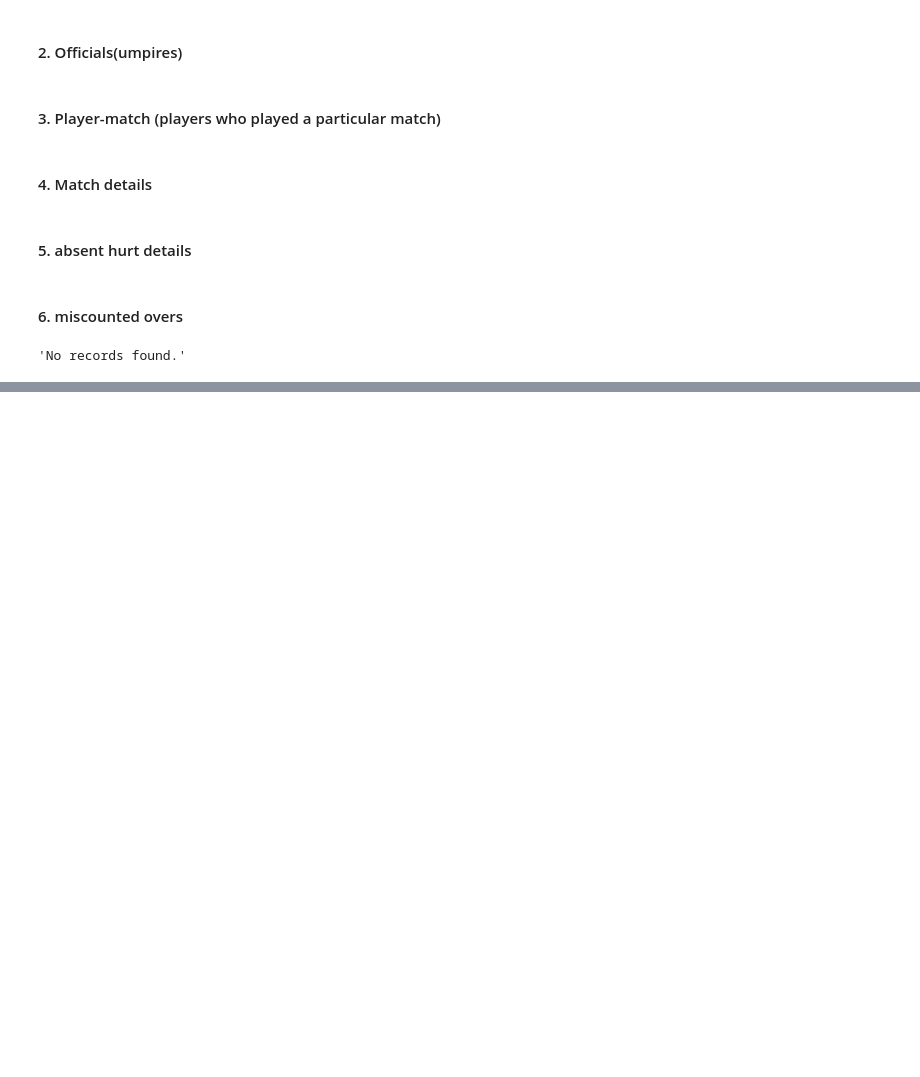
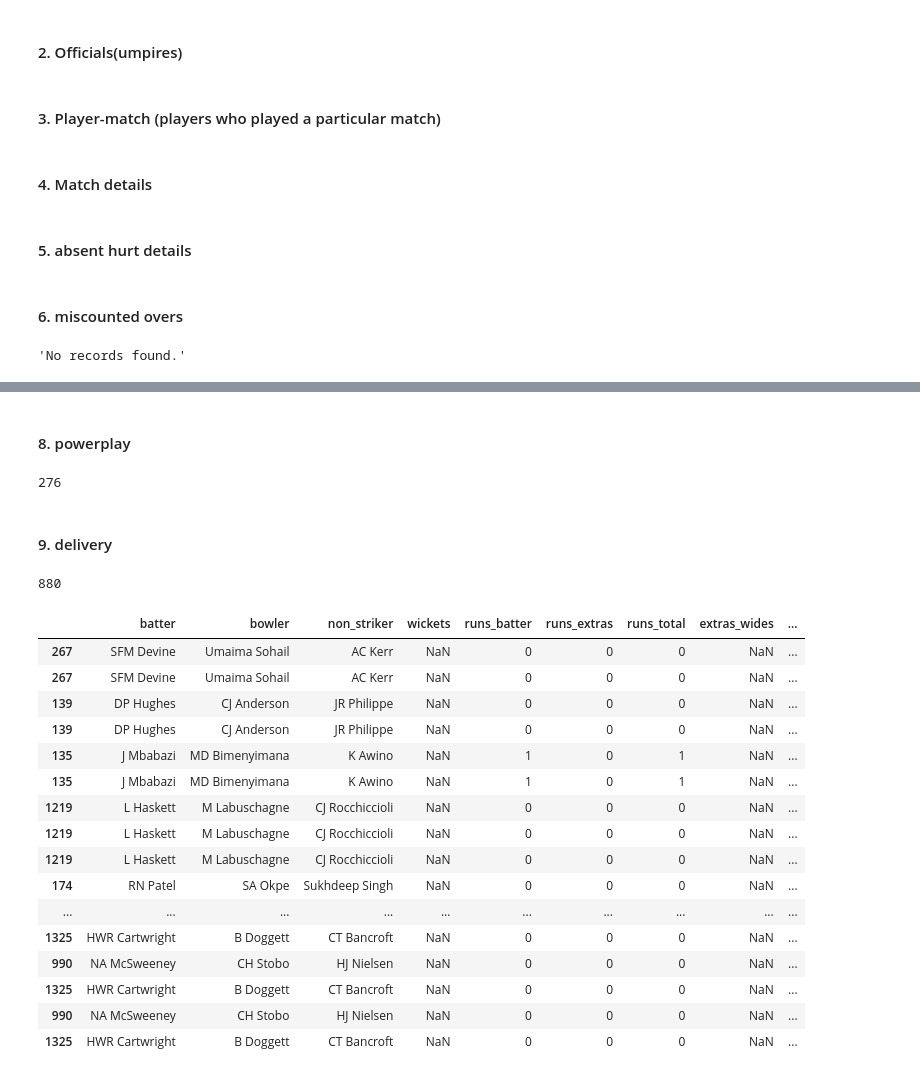
Before and after one commit to shyamdr/Dream11, a Jupyter notebook: project/src/script/dev/Load_Cricsheet.ipynb, the cells around one changed output, grey strips where cells are left out. Drawn from its saved outputs; the diff is of its cells as text; code cells hidden in the pictures; blank space fills up the shorter version.

Commit message:
Loading Innings and powerplay details into DB

```diff
--- a/project/src/script/dev/Load_Cricsheet.ipynb
+++ b/project/src/script/dev/Load_Cricsheet.ipynb
@@ -109,10 +110,22 @@ for file in ids:
         ])
 
         # -------------------------------------------------
-        # DataFrame to store - innings ball-by-ball details
+        # DataFrame to store - innings details
         df_innings = pd.concat([df_innings,
                                 pd.json_normalize(data['innings'], sep = '_').drop('overs', axis = 1).assign(match_id = file)])
-        df_deliveries = pd.concat([df_deliveries, pd.json_normalize(data['innings'], record_path=['overs', 'deliveries'], meta=['team',['overs', 'over']], sep='_').assign(match_id = file)])
+
+        # -------------------------------------------------
+        # DataFrame to store - deliveries ball by ball
+        for i in data['innings']:
+            index = data['innings'].index(i)
+            df_deliveries = pd.concat([df_deliveries,
+                                        pd.json_normalize(data['innings'],
+                                                          record_path=['overs', 'deliveries'],
+                                                          meta=['team', ['overs', 'over']],
+                                                          sep='_'
+                                                         )
+                                        .assign(match_id=file, inning = index+1)
+                                       ])
 
         # --------------------------------------
         # DataFrame to store - powerplay details
@@ -277,0 +288,9 @@ df_innings.to_sql('inning', schema = 'stg', con = engine, if_exists='append', me
+# %% [markdown]
+#### 8. powerplay
+# %%
+with engine.connect() as conn:
+    conn.execute("TRUNCATE TABLE stg.powerplay")
+
+df_powerplay.to_sql('powerplay', schema = 'stg', con = engine, if_exists='append', method = 'multi', index = False)
+# %% [output]
+276
@@ -277,0 +302,37 @@ df_innings.to_sql('inning', schema = 'stg', con = engine, if_exists='append', me
+# %% [markdown]
+#### 9. delivery
+# %%
+with engine.connect() as conn:
+    conn.execute("TRUNCATE TABLE stg.delivery")
+
+df_deliveries.to_sql('delivery',
+                     schema = 'stg',
+                     con = engine,
+                     if_exists='append',
+                     method = 'multi',
+                     dtype = {
+                                 "wickets":altypes.JSON(none_as_null=True)
+                             },
+                     index = False)
+# %% [output]
+880
+# %%
+df_deliveries[df_deliveries['replacements_role'].notnull()]
+# %% [output]
+|  | batter | bowler | non_striker | wickets | runs_batter | runs_extras | runs_total | extras_wides | ... |
+| 267 | SFM Devine | Umaima Sohail | AC Kerr | NaN | 0 | 0 | 0 | NaN | ... |
+| 267 | SFM Devine | Umaima Sohail | AC Kerr | NaN | 0 | 0 | 0 | NaN | ... |
+| 139 | DP Hughes | CJ Anderson | JR Philippe | NaN | 0 | 0 | 0 | NaN | ... |
+| 139 | DP Hughes | CJ Anderson | JR Philippe | NaN | 0 | 0 | 0 | NaN | ... |
+| 135 | J Mbabazi | MD Bimenyimana | K Awino | NaN | 1 | 0 | 1 | NaN | ... |
+| 135 | J Mbabazi | MD Bimenyimana | K Awino | NaN | 1 | 0 | 1 | NaN | ... |
+| 1219 | L Haskett | M Labuschagne | CJ Rocchiccioli | NaN | 0 | 0 | 0 | NaN | ... |
+| 1219 | L Haskett | M Labuschagne | CJ Rocchiccioli | NaN | 0 | 0 | 0 | NaN | ... |
+| 1219 | L Haskett | M Labuschagne | CJ Rocchiccioli | NaN | 0 | 0 | 0 | NaN | ... |
+| 174 | RN Patel | SA Okpe | Sukhdeep Singh | NaN | 0 | 0 | 0 | NaN | ... |
+| ... | ... | ... | ... | ... | ... | ... | ... | ... | ... |
+| 1325 | HWR Cartwright | B Doggett | CT Bancroft | NaN | 0 | 0 | 0 | NaN | ... |
+| 990 | NA McSweeney | CH Stobo | HJ Nielsen | NaN | 0 | 0 | 0 | NaN | ... |
+| 1325 | HWR Cartwright | B Doggett | CT Bancroft | NaN | 0 | 0 | 0 | NaN | ... |
+| 990 | NA McSweeney | CH Stobo | HJ Nielsen | NaN | 0 | 0 | 0 | NaN | ... |
+| 1325 | HWR Cartwright | B Doggett | CT Bancroft | NaN | 0 | 0 | 0 | NaN | ... |
```
Also changed, not shown: parts of 10 cells of this notebook, 6 other files.
